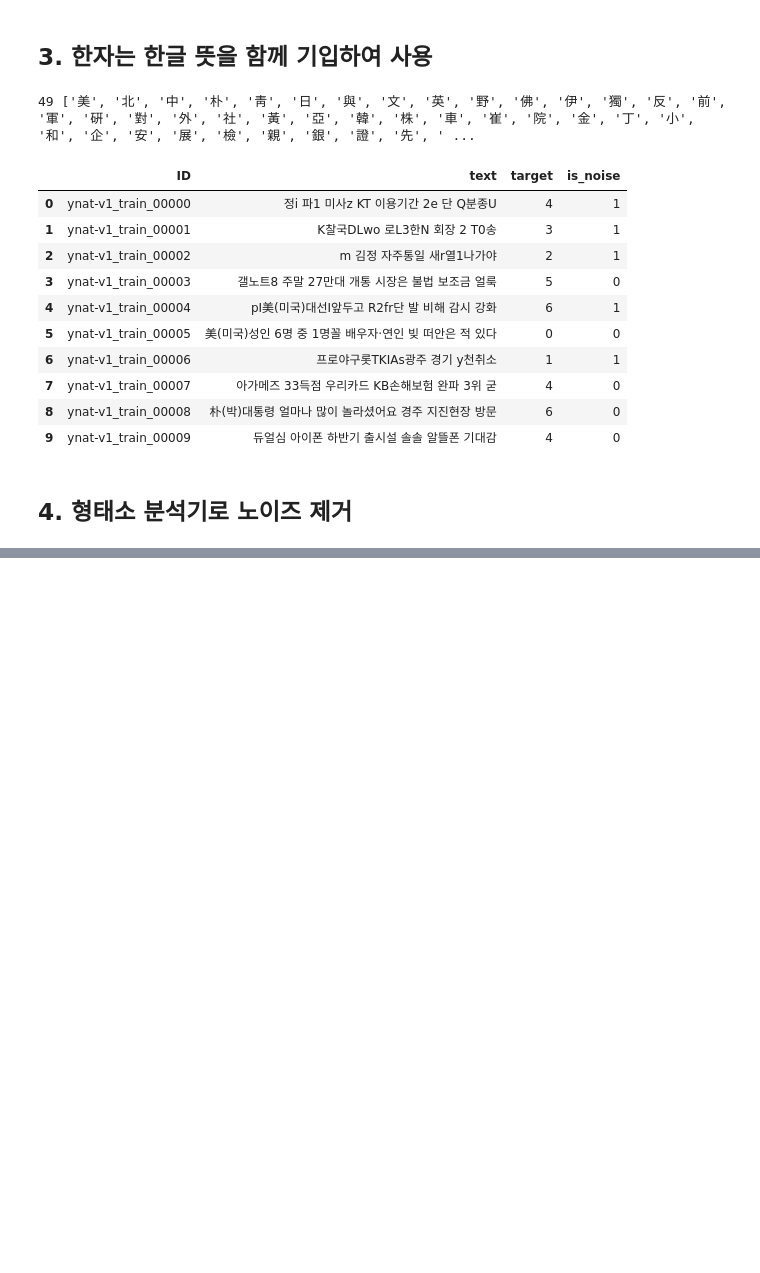
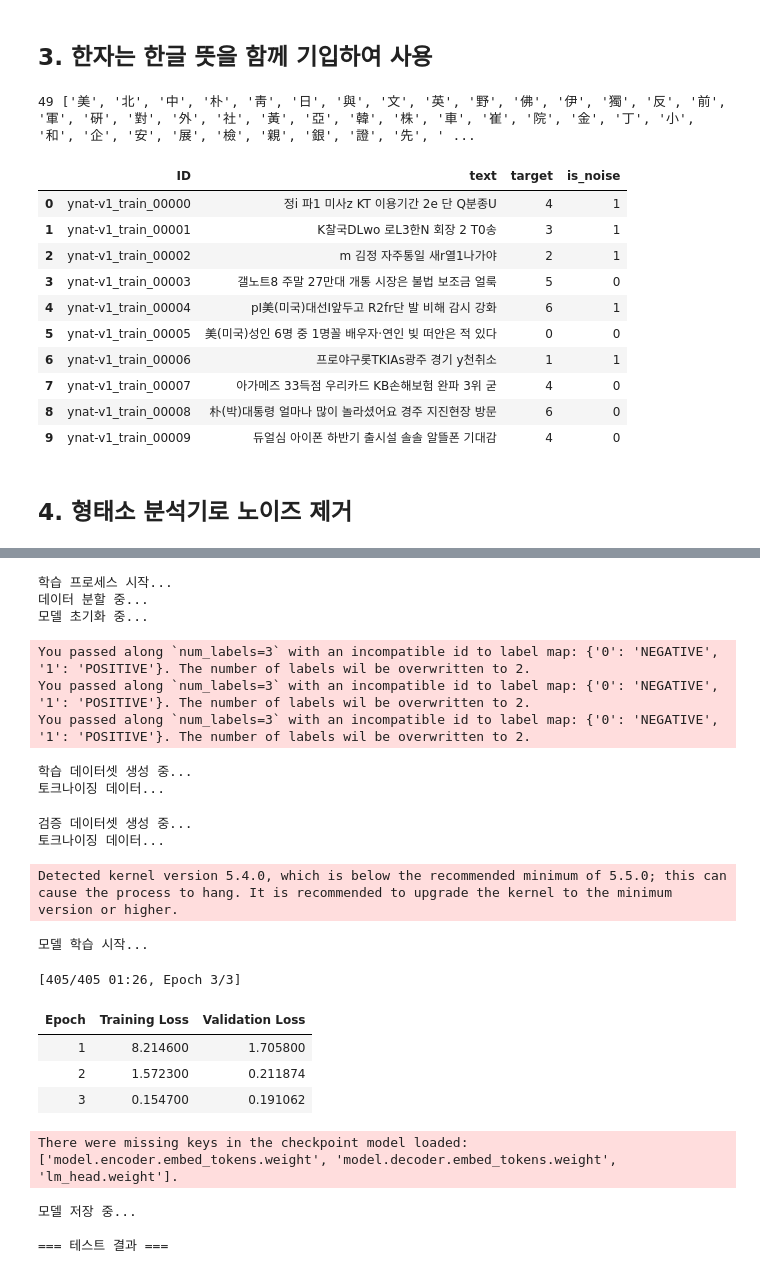
Before and after one commit to yeseoLee/Data-Centric-Topic-Classification, a Jupyter notebook: notebooks/denoising.ipynb, the cells around one changed output, grey strips where cells are left out. Cells and saved outputs as stored; diff of their text form; code cells hidden in the pictures; blank space fills up the shorter version.

```diff
--- a/notebooks/denoising.ipynb
+++ b/notebooks/denoising.ipynb
@@ -193,0 +406,37 @@ df.to_csv("4_d_1606_only_noise.csv", index=False)
+# %%
+# 모델 학습
+print("학습 프로세스 시작...")
+reconstructor = prepare_and_train(df)
+
+print("모델 저장 중...")
+reconstructor.model.save_pretrained("./reconstructor/")
+reconstructor.tokenizer.save_pretrained("./reconstructor")
+
+# 테스트
+print("\n=== 테스트 결과 ===")
+result_data = []
+for text in test_data:
+    reconstructed = reconstructor.reconstruct(text)
+    result_data.append(reconstructed)
+# %% [output]
+학습 프로세스 시작...
+데이터 분할 중...
+모델 초기화 중...
+You passed along `num_labels=3` with an incompatible id to label map: {'0': 'NEGATIVE', '1': 'POSITIVE'}. The number of labels wil be overwritten to 2.
+You passed along `num_labels=3` with an incompatible id to label map: {'0': 'NEGATIVE', '1': 'POSITIVE'}. The number of labels wil be overwritten to 2.
+You passed along `num_labels=3` with an incompatible id to label map: {'0': 'NEGATIVE', '1': 'POSITIVE'}. The number of labels wil be overwritten to 2.
+학습 데이터셋 생성 중...
+토크나이징 데이터...
+검증 데이터셋 생성 중...
+토크나이징 데이터...
+Detected kernel version 5.4.0, which is below the recommended minimum of 5.5.0; this can cause the process to hang. It is recommended to upgrade the kernel to the minimum version or higher.
+모델 학습 시작...
+[405/405 01:26, Epoch 3/3]
+| Epoch | Training Loss | Validation Loss |
+| 1 | 8.214600 | 1.705800 |
+| 2 | 1.572300 | 0.211874 |
+| 3 | 0.154700 | 0.191062 |
+There were missing keys in the checkpoint model loaded: ['model.encoder.embed_tokens.weight', 'model.decoder.embed_tokens.weight', 'lm_head.weight'].
+모델 저장 중...
+
+=== 테스트 결과 ===
```
Also changed, not shown: parts of 24 cells of this notebook, 2 other files.
